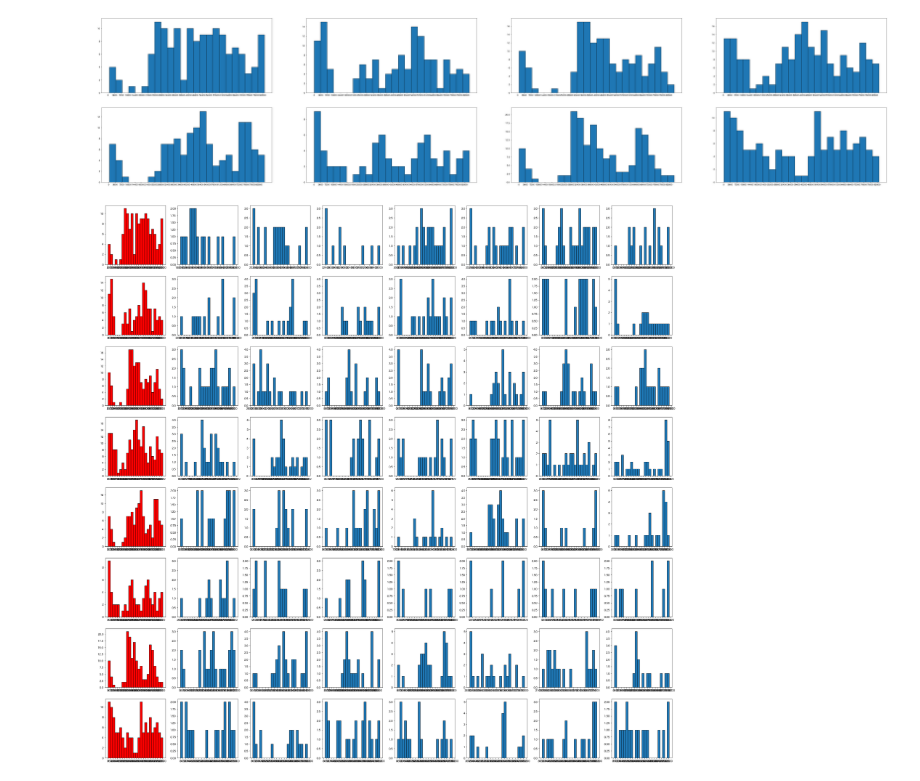
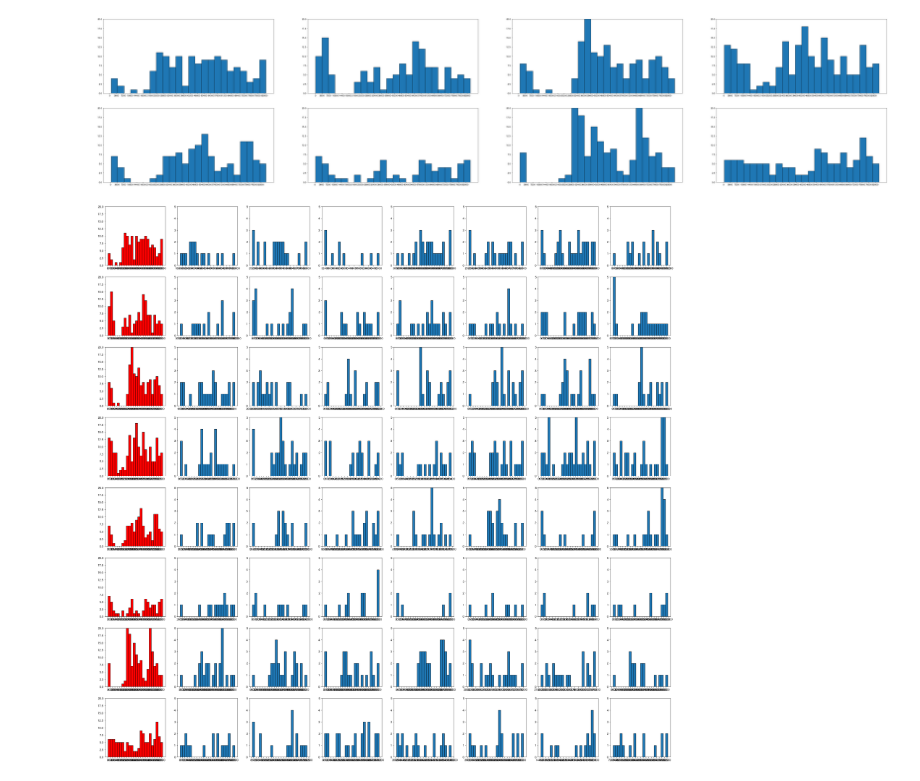
Before and after one commit to Isshin-Py-Sw-La-Me/Portfolio, a Jupyter notebook: bs_3.ipynb, the cells around one changed output. Saved outputs shown, nothing was run; the diff lists cells and outputs as text; code cells hidden in the pictures.

```diff
--- a/bs_3.ipynb
+++ b/bs_3.ipynb
@@ -6,12 +6,9 @@ import datetime as dt
 from matplotlib import pyplot as plt
 plt.rcParams['font.family'] = 'Hiragino Maru Gothic Pro'
 
-df = pd.read_csv("./datasets/fixed_battery_log.csv")
-df = df.drop(df.columns[0],axis=1)
+df = pd.read_csv("./datasets/fixed_battery_log_2.csv")
 df["date"] = pd.to_datetime(df["date"])
 users = df["User"].unique()
-df["weekday"] = df["date"].dt.dayofweek
-df["time_to_num"]=df["date"].apply(lambda x: x.hour*3600 + x.minute*60 + x.second)
 # %%
 def Frequency_Distribution(data, bins, class_width=None):
     data = np.asarray(data)
@@ -31,24 +64,25 @@ def Frequency_Distribution(data, bins, class_width=None):
 # %%
 # hist plot - simple
 plt.figure(figsize=(70,15))
 # fuse_users = [x for x in range(0,8)]
 x_range = np.arange(0,86400,3600)
 
 for i in range(len(users)):
     plt.subplot(2,4,i+1)
     plt.xticks(x_range)
+    plt.ylim(0,20)
     plt.hist(df.loc[(df["User"] == users[i]) &
                     (df["state"] == "ON") &
                     (df["date"] > dt.datetime(2021,12,1)) &
                     (df["date"] < dt.datetime(2022,1,31))]["time_to_num"],
 #              range=(0,86400),
              bins=24,
              ec="black"
             )
 #     user_data.plot.bar(x="階級値",y="度数",width=1,ec="k")
 #     plt.savefig("bs_2_results/hist_plot_simple_time.jpg")
 # %% [output]
-[figure, old version]
+[figure, new version]
 # %%
 #hist plot - +weekday
 plt.figure(figsize=(40,40))
@@ -58,6 +92,7 @@ x_range = np.arange(0,86400,3600)
 for i in range(len(users)):
     plt.subplot(8,8,1+i*8)
     plt.xticks(x_range)
+    plt.ylim(0,20)
     plt.hist(df.loc[(df["User"] == users[i]) &
                     (df["state"] == "ON") &
                     (df["date"] > dt.datetime(2021,12,1)) &
@@ -69,6 +104,7 @@ for i in range(len(users)):
     for j in range(0,7):
         plt.subplot(8,8,(j+2)+i*8)
         plt.xticks(x_range)
+        plt.ylim(0,5)
         plt.hist(df.loc[(df["User"] == users[i]) &
                         (df["state"] == "ON") &
                         (df["date"] > dt.datetime(2021,12,1)) &
@@ -77,6 +113,6 @@ for i in range(len(users)):
                  bins=24,
                  ec="black"
                 )
-plt.savefig("bs_2_results/hist_plot_plus_weekday_time_mini.jpg")
+# plt.savefig("bs_2_results/hist_plot_plus_weekday_time_mini.jpg")
 # %% [output]
-[figure, old version]
+[figure, new version]
```
Also changed, not shown: parts of 2 cells of this notebook, 5 other files.
